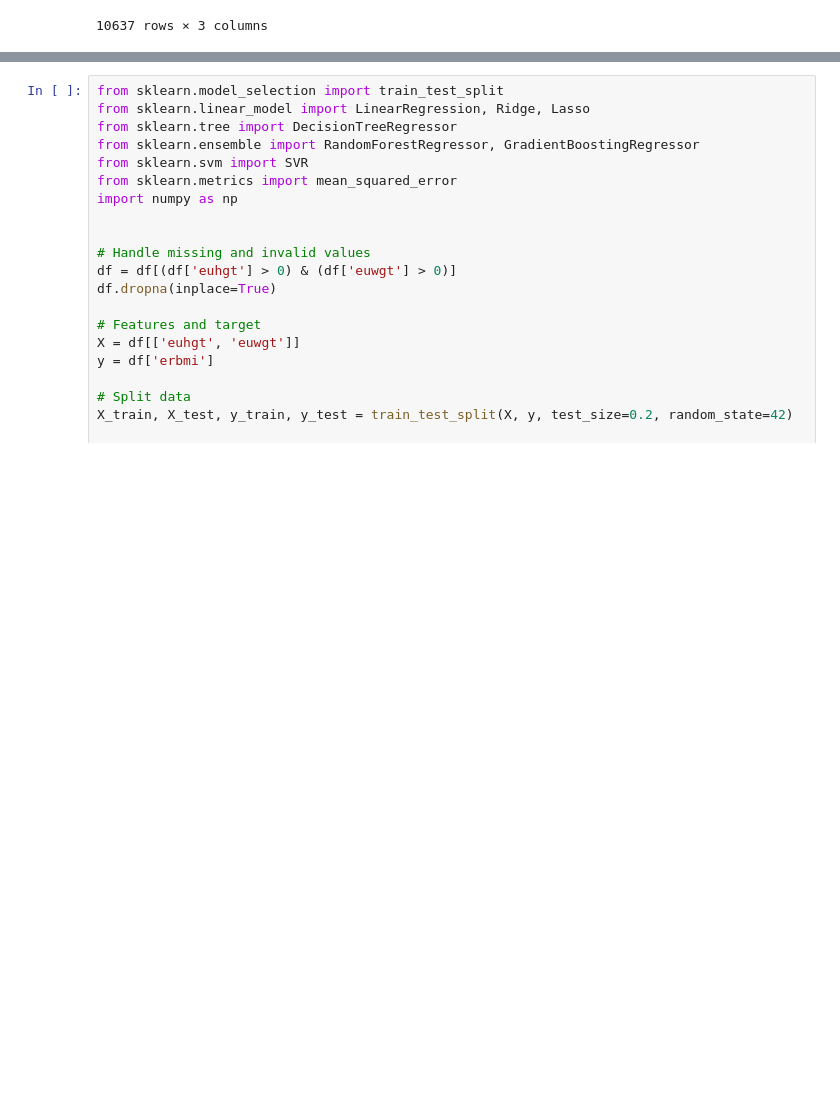
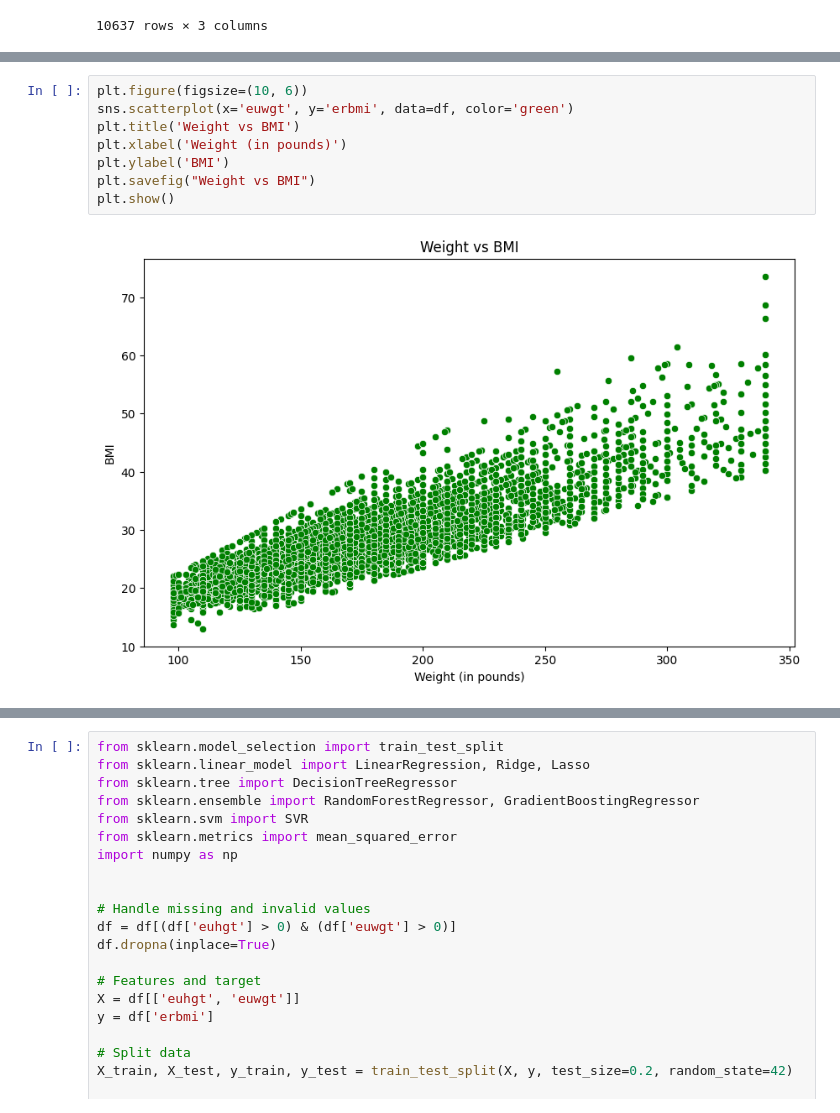
Before and after one commit to rukayat-balogun/Project, a Jupyter notebook: FinalSemesterProject/Webapp/analysis.ipynb, the cells around one changed output, grey strips where cells are left out. Drawn from its saved outputs; the diff is of its cells as text; blank space fills up the shorter version.

```diff
--- a/FinalSemesterProject/Webapp/analysis.ipynb
+++ b/FinalSemesterProject/Webapp/analysis.ipynb
@@ -125,0 +180,10 @@ df
+# %%
+plt.figure(figsize=(10, 6))
+sns.scatterplot(x='euwgt', y='erbmi', data=df, color='green')
+plt.title('Weight vs BMI')
+plt.xlabel('Weight (in pounds)')
+plt.ylabel('BMI')
+plt.savefig("Weight vs BMI")
+plt.show()
+# %% [output]
+[figure, added]
```
Also changed, not shown: parts of 8 cells of this notebook, 19 other files.
